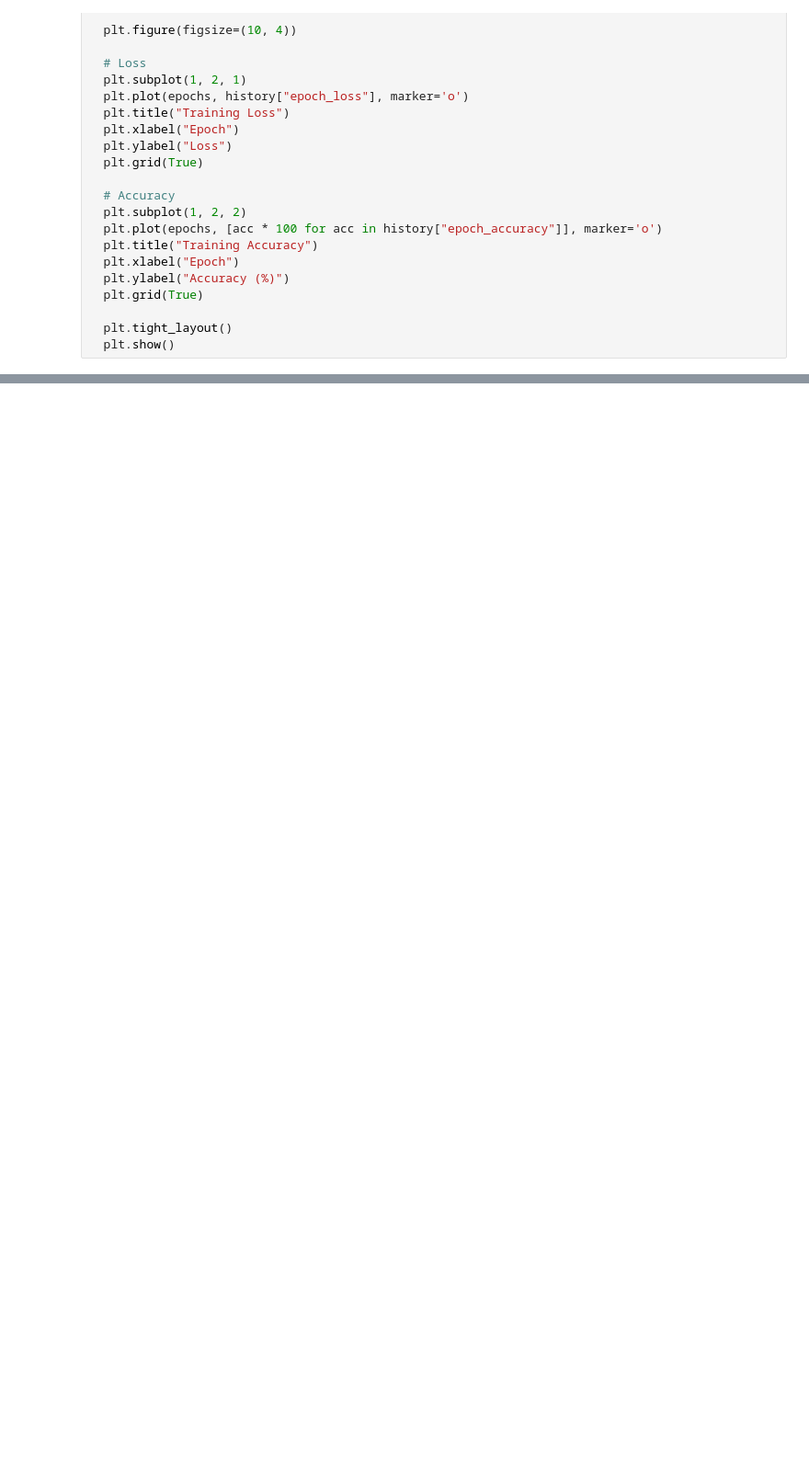
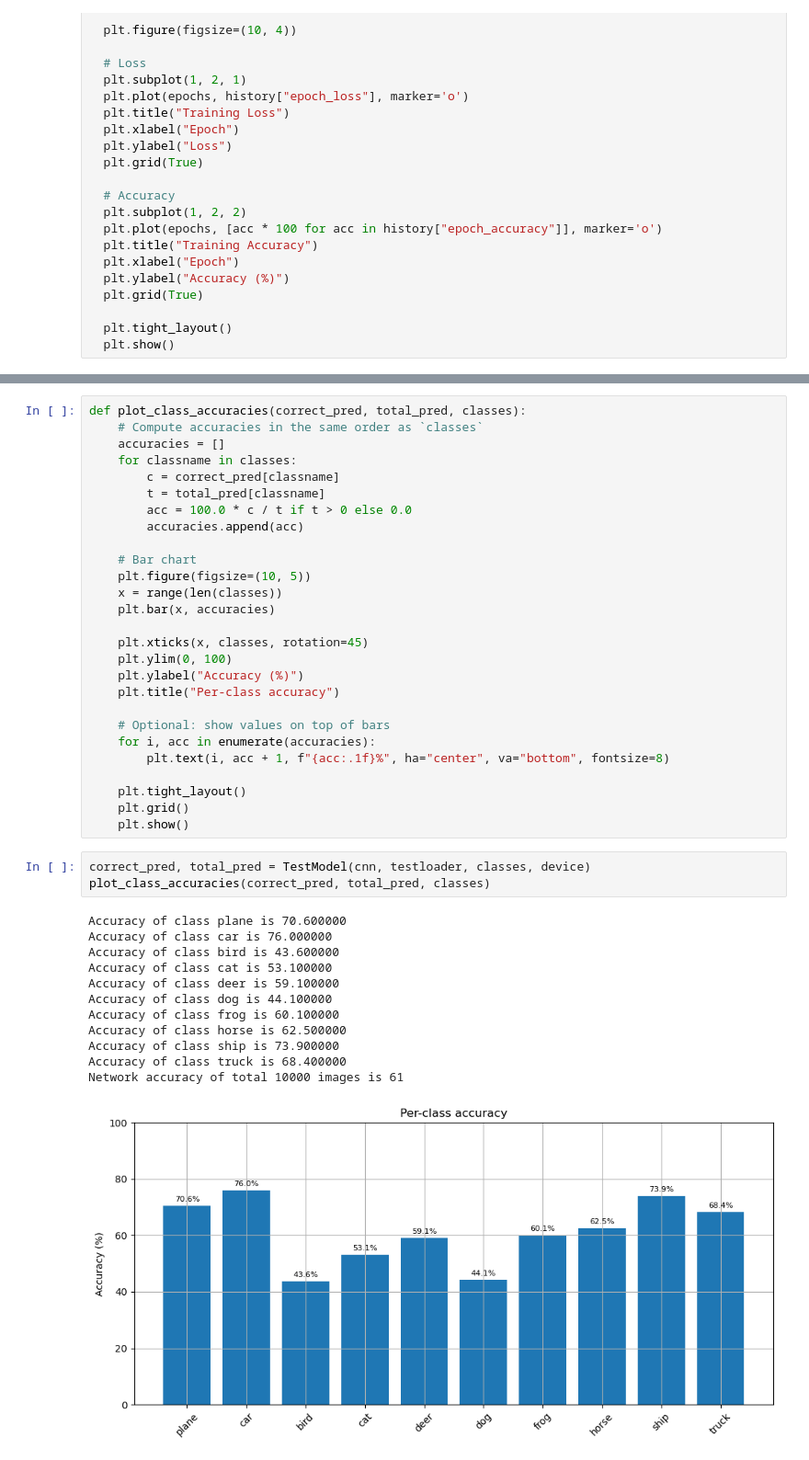
Before and after one commit to lohikrme/IntroToNeuralNetworks, a Jupyter notebook: object-detection/L05_pytorch_CNN/pytorch-cnn.ipynb, the cells around one changed output, grey strips where cells are left out. Shown at 92% size. Cells and saved outputs as stored; diff of their text form; blank space fills up the shorter version.

```diff
--- a/object-detection/L05_pytorch_CNN/pytorch-cnn.ipynb
+++ b/object-detection/L05_pytorch_CNN/pytorch-cnn.ipynb
@@ -376,0 +875,43 @@ saving best model 12
+# %%
+def plot_class_accuracies(correct_pred, total_pred, classes):
+    # Compute accuracies in the same order as `classes`
+    accuracies = []
+    for classname in classes:
+        c = correct_pred[classname]
+        t = total_pred[classname]
+        acc = 100.0 * c / t if t > 0 else 0.0
+        accuracies.append(acc)
+
+    # Bar chart
+    plt.figure(figsize=(10, 5))
+    x = range(len(classes))
+    plt.bar(x, accuracies)
+
+    plt.xticks(x, classes, rotation=45)
+    plt.ylim(0, 100)
+    plt.ylabel("Accuracy (%)")
+    plt.title("Per-class accuracy")
+
+    # Optional: show values on top of bars
+    for i, acc in enumerate(accuracies):
+        plt.text(i, acc + 1, f"{acc:.1f}%", ha="center", va="bottom", fontsize=8)
+
+    plt.tight_layout()
+    plt.grid()
+    plt.show()
+# %%
+correct_pred, total_pred = TestModel(cnn, testloader, classes, device)
+plot_class_accuracies(correct_pred, total_pred, classes)
+# %% [output]
+Accuracy of class plane is 70.600000
+Accuracy of class car is 76.000000
+Accuracy of class bird is 43.600000
+Accuracy of class cat is 53.100000
+Accuracy of class deer is 59.100000
+Accuracy of class dog is 44.100000
+Accuracy of class frog is 60.100000
+Accuracy of class horse is 62.500000
+Accuracy of class ship is 73.900000
+Accuracy of class truck is 68.400000
+Network accuracy of total 10000 images is 61
+[figure, added]
```
Also changed, not shown: parts of 17 cells of this notebook, 4 other files.
